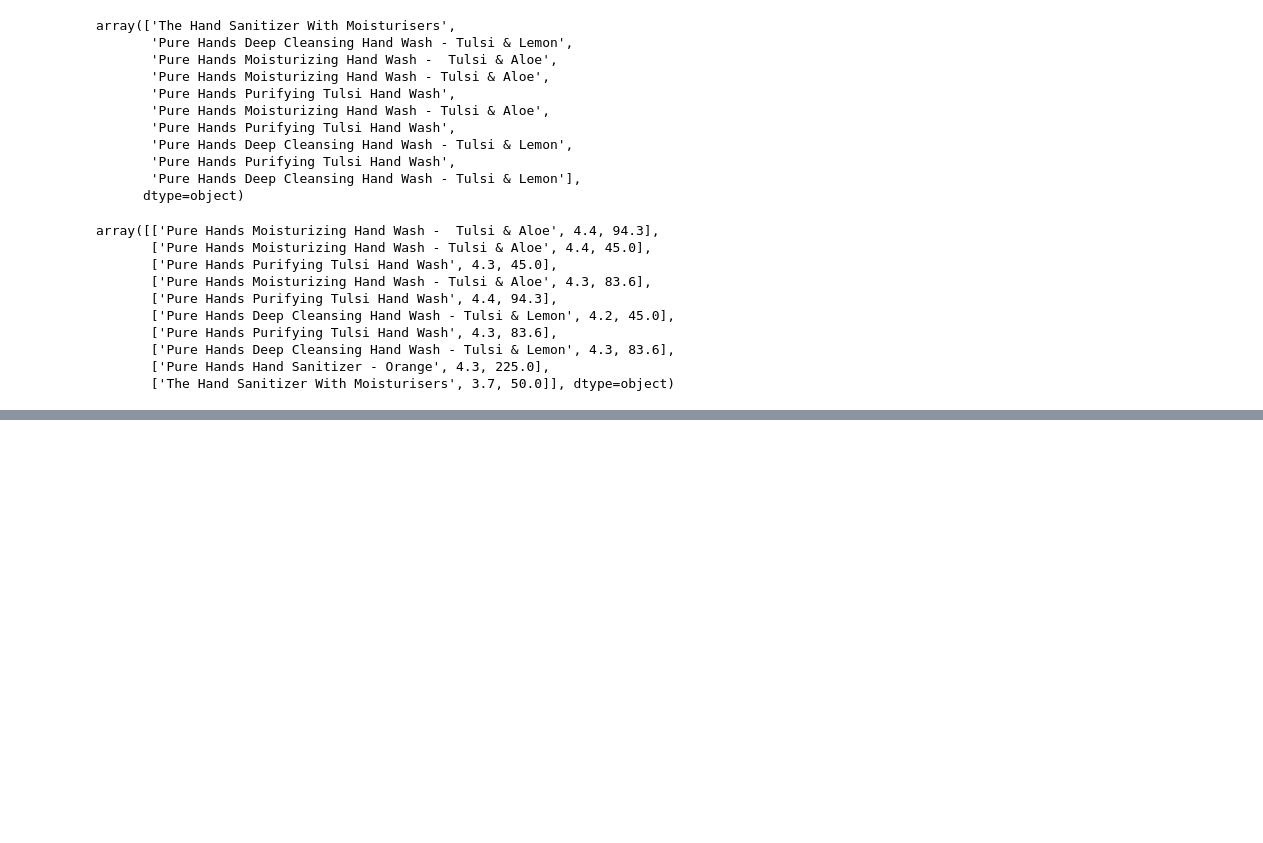
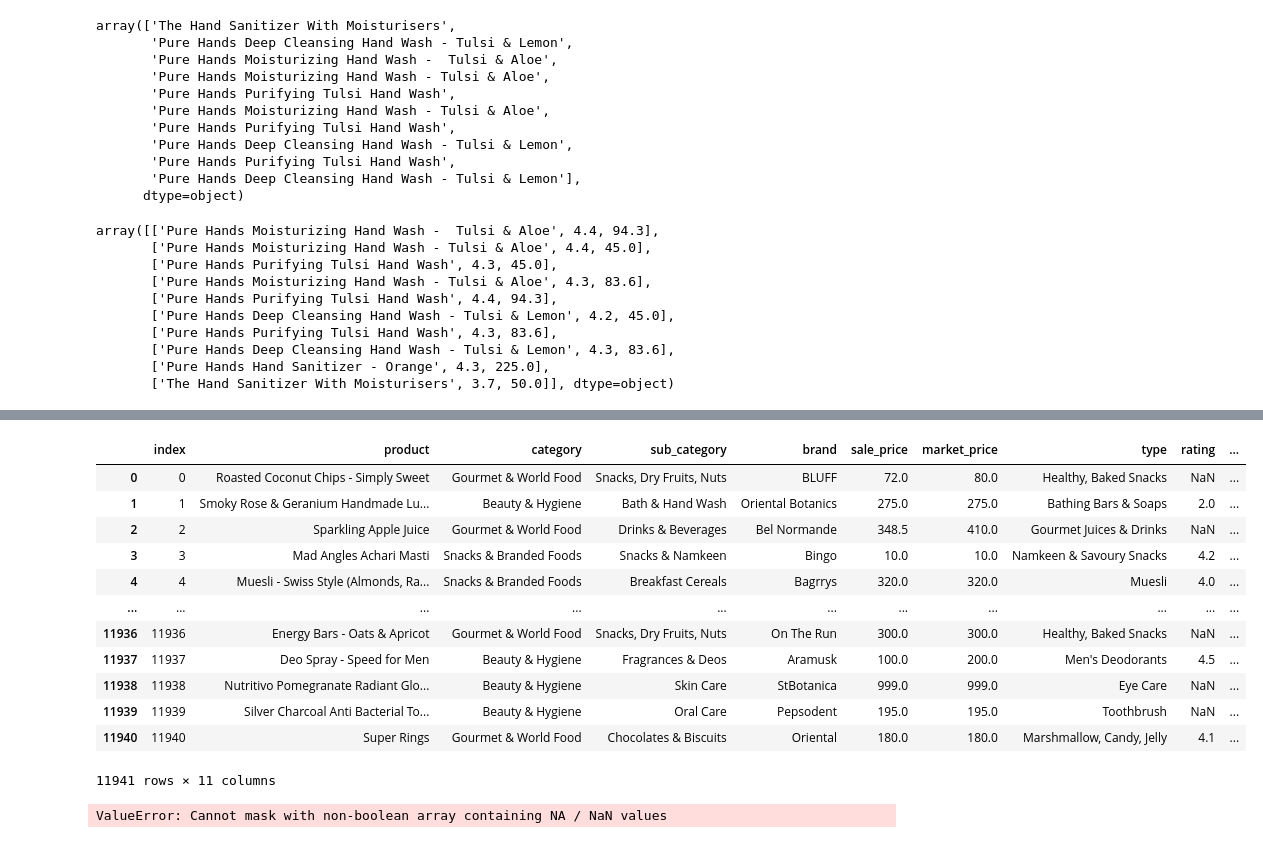
Before and after one commit to amaithi-mediwave/bigbasket-product_recommendation, a Jupyter notebook: notebook/DataPreparation.ipynb, the cells around one changed output, grey strips where cells are left out. Drawn from its saved outputs; the diff is of its cells as text; code cells hidden in the pictures; blank space fills up the shorter version.

```diff
--- a/notebook/DataPreparation.ipynb
+++ b/notebook/DataPreparation.ipynb
@@ -405,0 +413,3 @@ array([['Pure Hands Moisturizing Hand Wash -  Tulsi & Aloe', 4.4, 94.3],
+# %%
+df = pd.read_csv('../data/processed_data/data_prepared.csv', )
+df.head()
@@ -405,0 +458,16 @@ array([['Pure Hands Moisturizing Hand Wash -  Tulsi & Aloe', 4.4, 94.3],
+# %%
+df
+# %% [output]
+|  | index | product | category | sub_category | brand | sale_price | market_price | type | rating | ... |
+| 0 | 0 | Roasted Coconut Chips - Simply Sweet | Gourmet & World Food | Snacks, Dry Fruits, Nuts | BLUFF | 72.0 | 80.0 | Healthy, Baked Snacks | NaN | ... |
+| 1 | 1 | Smoky Rose & Geranium Handmade Lu... | Beauty & Hygiene | Bath & Hand Wash | Oriental Botanics | 275.0 | 275.0 | Bathing Bars & Soaps | 2.0 | ... |
+| 2 | 2 | Sparkling Apple Juice | Gourmet & World Food | Drinks & Beverages | Bel Normande | 348.5 | 410.0 | Gourmet Juices & Drinks | NaN | ... |
+| 3 | 3 | Mad Angles Achari Masti | Snacks & Branded Foods | Snacks & Namkeen | Bingo | 10.0 | 10.0 | Namkeen & Savoury Snacks | 4.2 | ... |
+| 4 | 4 | Muesli - Swiss Style (Almonds, Ra... | Snacks & Branded Foods | Breakfast Cereals | Bagrrys | 320.0 | 320.0 | Muesli | 4.0 | ... |
+| ... | ... | ... | ... | ... | ... | ... | ... | ... | ... | ... |
+| 11936 | 11936 | Energy Bars - Oats & Apricot | Gourmet & World Food | Snacks, Dry Fruits, Nuts | On The Run | 300.0 | 300.0 | Healthy, Baked Snacks | NaN | ... |
+| 11937 | 11937 | Deo Spray - Speed for Men | Beauty & Hygiene | Fragrances & Deos | Aramusk | 100.0 | 200.0 | Men's Deodorants | 4.5 | ... |
+| 11938 | 11938 | Nutritivo Pomegranate Radiant Glo... | Beauty & Hygiene | Skin Care | StBotanica | 999.0 | 999.0 | Eye Care | NaN | ... |
+| 11939 | 11939 | Silver Charcoal Anti Bacterial To... | Beauty & Hygiene | Oral Care | Pepsodent | 195.0 | 195.0 | Toothbrush | NaN | ... |
+| 11940 | 11940 | Super Rings | Gourmet & World Food | Chocolates & Biscuits | Oriental | 180.0 | 180.0 | Marshmallow, Candy, Jelly | 4.1 | ... |
+11941 rows × 11 columns
@@ -405,0 +477,4 @@ array([['Pure Hands Moisturizing Hand Wash -  Tulsi & Aloe', 4.4, 94.3],
+# %%
+df[df["product"].str.contains("mus")]
+# %% [output]
+ValueError: Cannot mask with non-boolean array containing NA / NaN values
```
Also changed, not shown: parts of 14 cells of this notebook, 8 other files.
